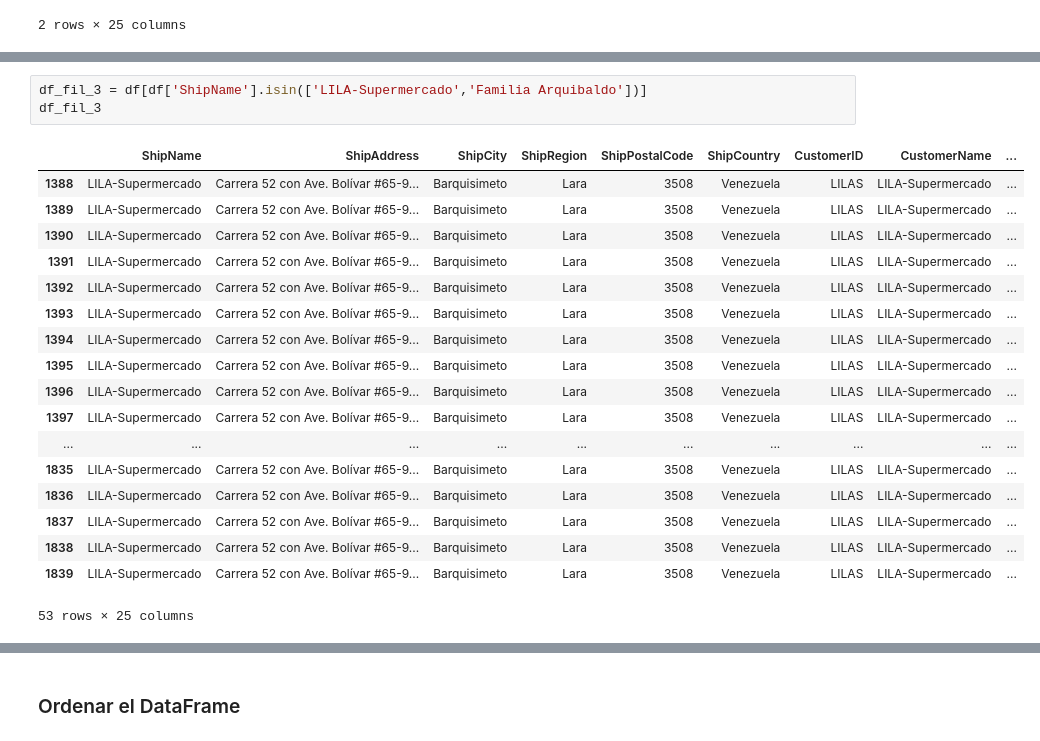
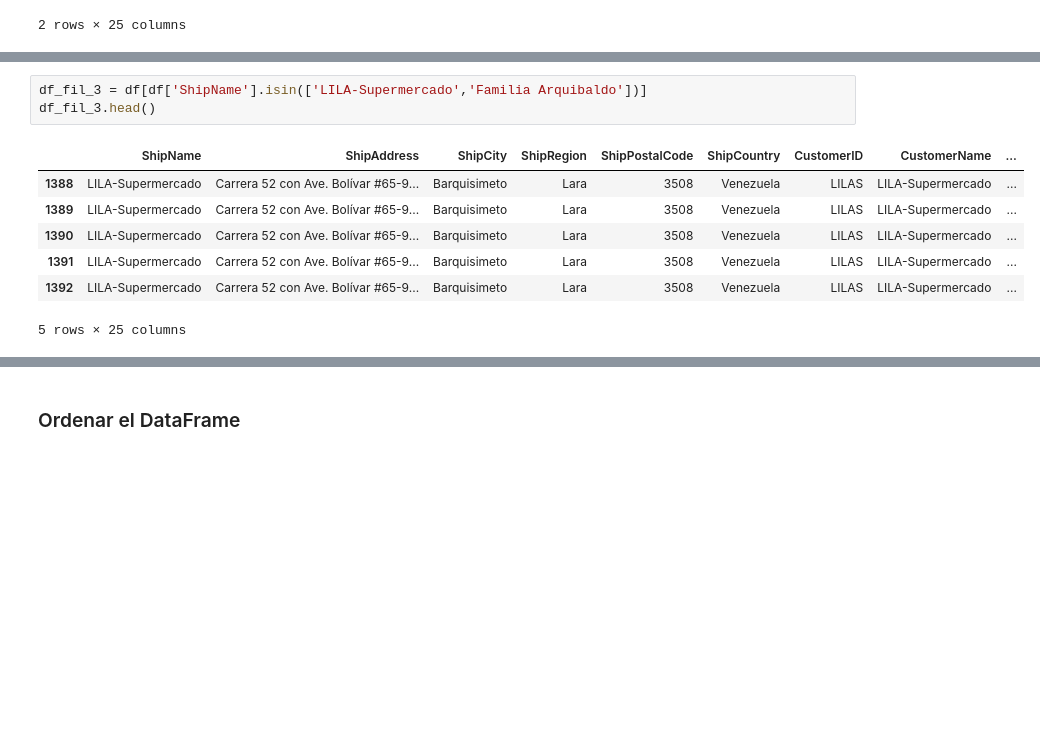
Before and after one commit to borgesnancya-blip/manipulaciondatos, a Jupyter notebook: ManipulaciónDatos.ipynb, the cells around one changed output, grey strips where cells are left out. Saved outputs shown, nothing was run; the diff lists cells and outputs as text; blank space fills up the shorter version.

```diff
--- a/ManipulaciónDatos.ipynb
+++ b/ManipulaciónDatos.ipynb
@@ -275,26 +239,15 @@ df_fil_2
 2 rows × 25 columns
 # %%
 df_fil_3 = df[df['ShipName'].isin(['LILA-Supermercado','Familia Arquibaldo'])]
-df_fil_3
+df_fil_3.head()
 # %% [output]
 |  | ShipName | ShipAddress | ShipCity | ShipRegion | ShipPostalCode | ShipCountry | CustomerID | CustomerName | ... |
 | 1388 | LILA-Supermercado | Carrera 52 con Ave. Bolívar #65-9... | Barquisimeto | Lara | 3508 | Venezuela | LILAS | LILA-Supermercado | ... |
 | 1389 | LILA-Supermercado | Carrera 52 con Ave. Bolívar #65-9... | Barquisimeto | Lara | 3508 | Venezuela | LILAS | LILA-Supermercado | ... |
 | 1390 | LILA-Supermercado | Carrera 52 con Ave. Bolívar #65-9... | Barquisimeto | Lara | 3508 | Venezuela | LILAS | LILA-Supermercado | ... |
 | 1391 | LILA-Supermercado | Carrera 52 con Ave. Bolívar #65-9... | Barquisimeto | Lara | 3508 | Venezuela | LILAS | LILA-Supermercado | ... |
 | 1392 | LILA-Supermercado | Carrera 52 con Ave. Bolívar #65-9... | Barquisimeto | Lara | 3508 | Venezuela | LILAS | LILA-Supermercado | ... |
-| 1393 | LILA-Supermercado | Carrera 52 con Ave. Bolívar #65-9... | Barquisimeto | Lara | 3508 | Venezuela | LILAS | LILA-Supermercado | ... |
-| 1394 | LILA-Supermercado | Carrera 52 con Ave. Bolívar #65-9... | Barquisimeto | Lara | 3508 | Venezuela | LILAS | LILA-Supermercado | ... |
-| 1395 | LILA-Supermercado | Carrera 52 con Ave. Bolívar #65-9... | Barquisimeto | Lara | 3508 | Venezuela | LILAS | LILA-Supermercado | ... |
-| 1396 | LILA-Supermercado | Carrera 52 con Ave. Bolívar #65-9... | Barquisimeto | Lara | 3508 | Venezuela | LILAS | LILA-Supermercado | ... |
-| 1397 | LILA-Supermercado | Carrera 52 con Ave. Bolívar #65-9... | Barquisimeto | Lara | 3508 | Venezuela | LILAS | LILA-Supermercado | ... |
-| ... | ... | ... | ... | ... | ... | ... | ... | ... | ... |
-| 1835 | LILA-Supermercado | Carrera 52 con Ave. Bolívar #65-9... | Barquisimeto | Lara | 3508 | Venezuela | LILAS | LILA-Supermercado | ... |
-| 1836 | LILA-Supermercado | Carrera 52 con Ave. Bolívar #65-9... | Barquisimeto | Lara | 3508 | Venezuela | LILAS | LILA-Supermercado | ... |
-| 1837 | LILA-Supermercado | Carrera 52 con Ave. Bolívar #65-9... | Barquisimeto | Lara | 3508 | Venezuela | LILAS | LILA-Supermercado | ... |
-| 1838 | LILA-Supermercado | Carrera 52 con Ave. Bolívar #65-9... | Barquisimeto | Lara | 3508 | Venezuela | LILAS | LILA-Supermercado | ... |
-| 1839 | LILA-Supermercado | Carrera 52 con Ave. Bolívar #65-9... | Barquisimeto | Lara | 3508 | Venezuela | LILAS | LILA-Supermercado | ... |
-53 rows × 25 columns
+5 rows × 25 columns
 # %%
 #### np.logical_and, np.logical_or, np.logical_not
 df_fil_4 = df[np.logical_and(df['ProductID']>=50, df['ProductID']<=60)]
```
Also changed, not shown: parts of 37 cells of this notebook.
